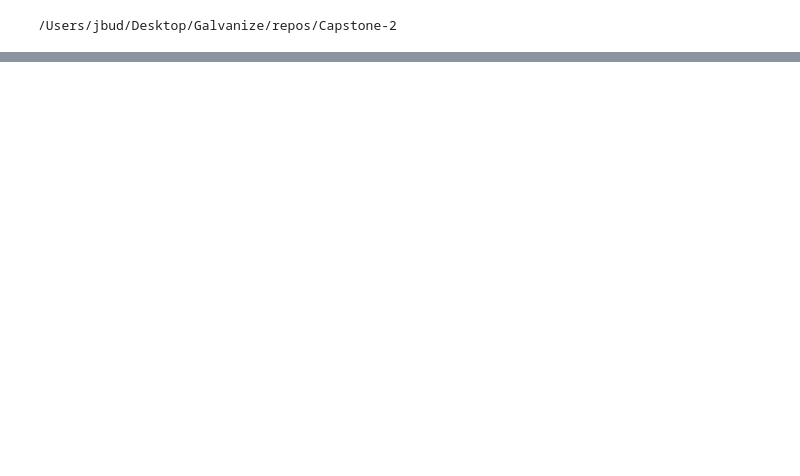
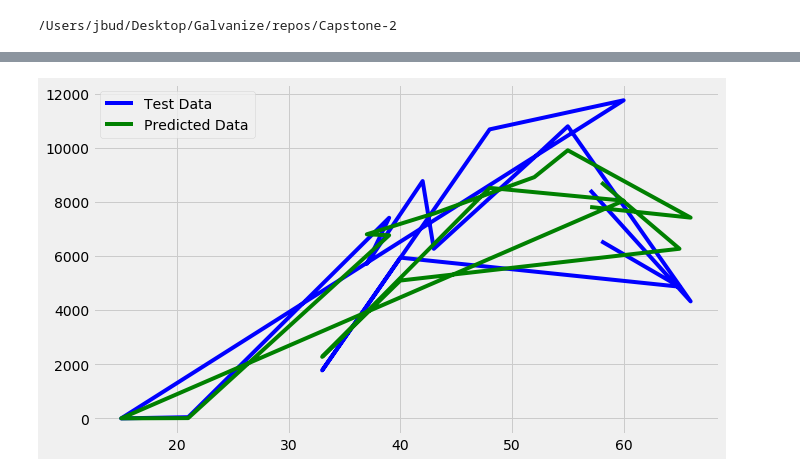
Before and after one commit to Jbudnick/Covid-19-Forecasting, a Jupyter notebook: notebooks/EDA.ipynb, the cells around one changed output, grey strips where cells are left out. Drawn from its saved outputs; the diff is of its cells as text; code cells hidden in the pictures; blank space fills up the shorter version.

Commit message:
Separating data by state to find information about downward trends

```diff
--- a/notebooks/EDA.ipynb
+++ b/notebooks/EDA.ipynb
@@ -198,0 +226,4 @@ if __name__ == '__main__':
+# %%
+y = covid_df[covid_df['state'] == 'New York'].pop('New_Cases')
+# %%
+X = covid_df[covid_df['state'] == 'New York'].iloc[:,1: -1]
@@ -198,0 +273,4 @@ if __name__ == '__main__':
+# %%
+rf_model.plot_model()
+# %% [output]
+[figure, added]
```
Also changed, not shown: parts of 55 cells of this notebook, 3 other files.
